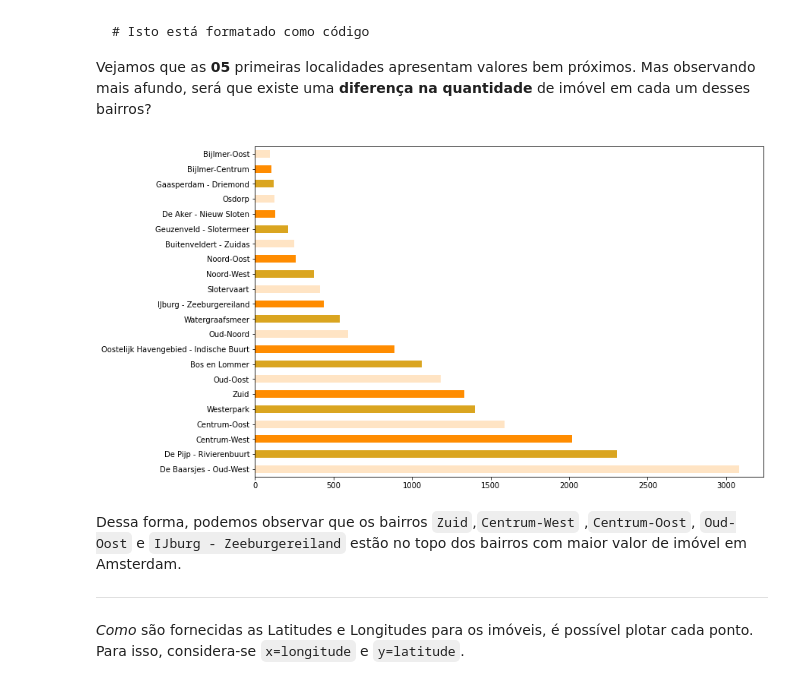
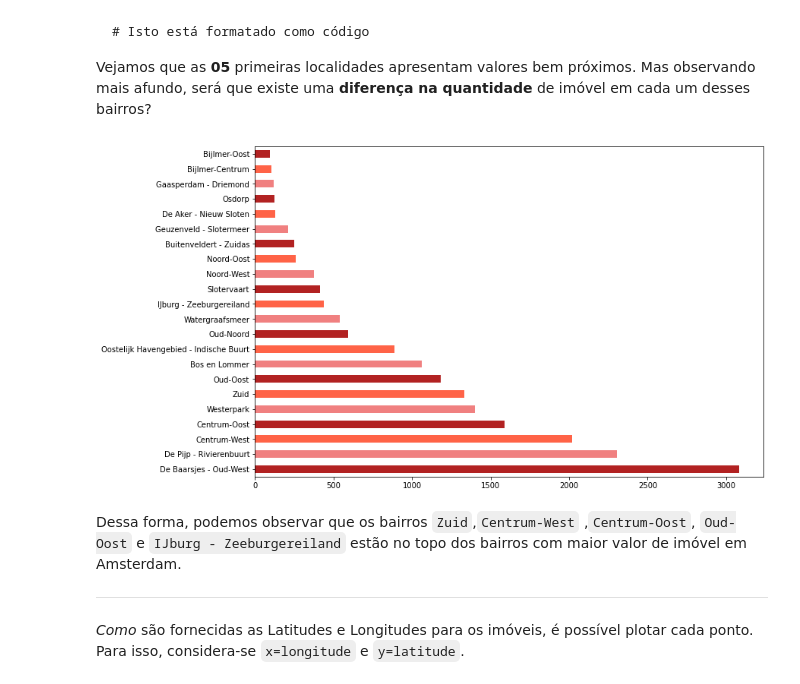
Before and after one commit to in-seixas/Peptides_research, a Jupyter notebook: Analisando_os_Dados_do_Airbnb_(Amsterdam).ipynb, the cells around one changed output. Saved outputs shown, nothing was run; the diff lists cells and outputs as text; code cells hidden in the pictures.

```diff
--- a/Analisando_os_Dados_do_Airbnb_(Amsterdam).ipynb
+++ b/Analisando_os_Dados_do_Airbnb_(Amsterdam).ipynb
@@ -325,9 +325,9 @@ Name: price, dtype: float64
 Vejamos que as **05** primeiras localidades apresentam valores bem próximos. Mas observando mais afundo, será que existe uma **diferença na quantidade** de imóvel em cada um desses bairros?
 # %%
 
-df_clean['neighbourhood'].value_counts().sort_values(ascending=False).plot(kind='barh', figsize=(12,8), color = {'bisque', 'goldenrod', 'darkorange'});
+df_clean['neighbourhood'].value_counts().sort_values(ascending=False).plot(kind='barh', figsize=(12,8), color = {'lightcoral', 'firebrick', 'tomato'});
 # %% [output]
-[figure, old version]
+[figure, new version]
 # %% [markdown]
 Dessa forma, podemos observar que os bairros `Zuid`,`Centrum-West` ,`Centrum-Oost`, `Oud-Oost` e `IJburg - Zeeburgereiland` estão no topo dos bairros com maior valor de imóvel em Amsterdam.
 
```
Also changed, not shown: parts of 2 cells of this notebook.
